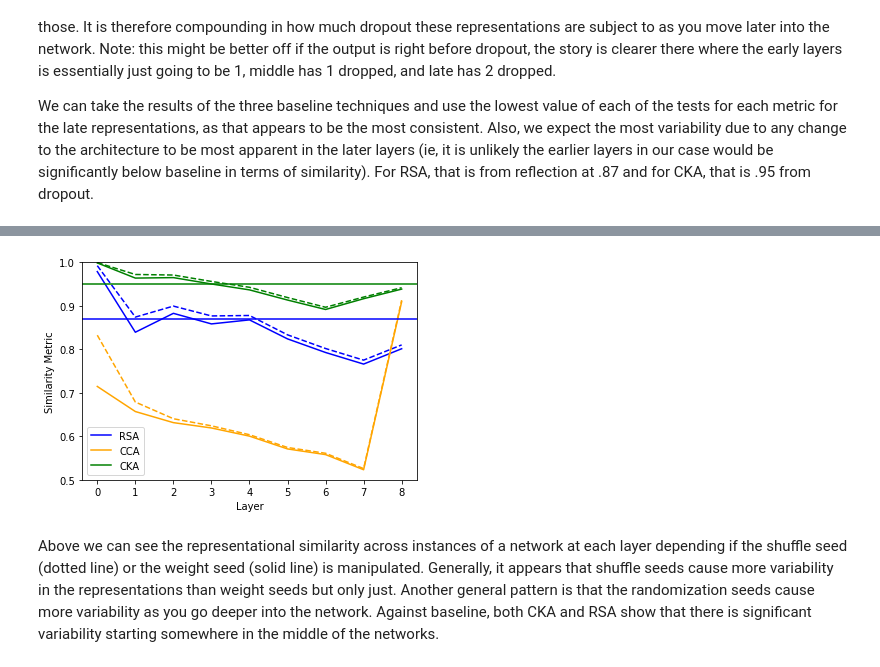
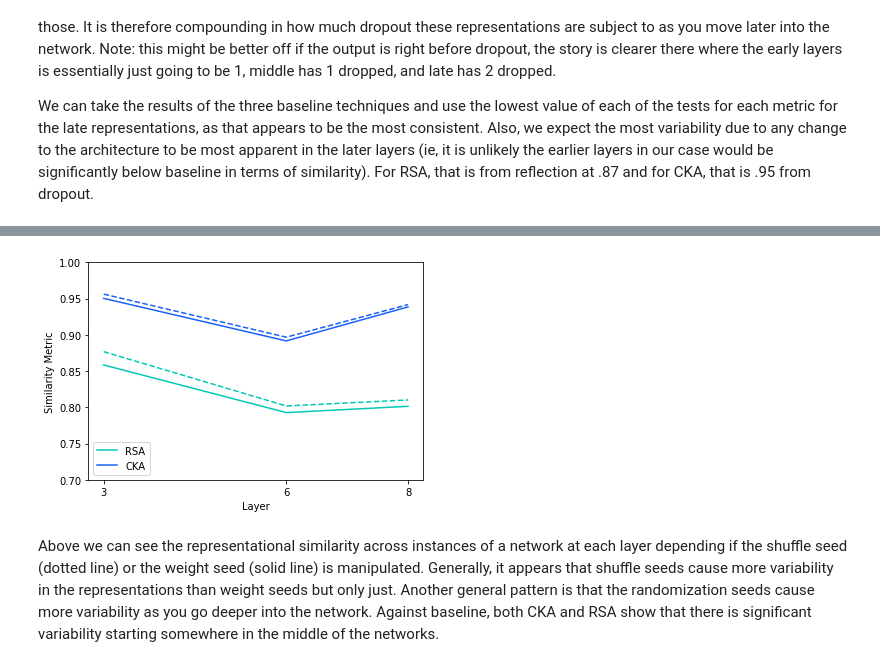
Before and after one commit to VandyCatLab/modelzoo, a Jupyter notebook: notebooks/MasterbookJason.ipynb, the cells around one changed output, grey strips where cells are left out. Drawn from its saved outputs; the diff is of its cells as text; code cells hidden in the pictures.

```diff
--- a/notebooks/MasterbookJason.ipynb
+++ b/notebooks/MasterbookJason.ipynb
@@ -542,16 +608,13 @@ We can take the results of the three baseline techniques and use the lowest valu
 # %%
 # Load model seeds
 modelSeeds = pd.read_csv("../outputs/masterOutput/modelSeeds.csv")
-layers = [0, 1, 2, 3, 4, 5, 6, 7, 8]
+layers = [3, 6, 8]
 
-simByLayers = np.zeros((len(layers), 3, 2))
+simByLayers = np.zeros((len(layers), 2, 2))
 for layerI, layer in enumerate(layers):
     # Load model sims
     ckaSims = np.load(
         f"../outputs/masterOutput/similarities/simMat_l{layer}_do_linearCKANumba.npy"
-    )
-    ccaSims = np.load(
-        f"../outputs/masterOutput/similarities/simMat_l{layer}_do_svcca.npy"
     )
     rsaSims = np.load(
         f"../outputs/masterOutput/similarities/simMat_l{layer}_do_rsaNumba.npy"
@@ -560,7 +623,6 @@ for layerI, layer in enumerate(layers):
     # Loop through each shuffle seed and look for mean and sd of the weight variability
     shuffleSeeds = pd.unique(modelSeeds["shuffle"])
     weightCKAMeans = np.empty(shape=(len(shuffleSeeds)))
-    weightCCAMeans = np.empty(shape=(len(shuffleSeeds)))
     weightRSAMeans = np.empty(shape=(len(shuffleSeeds)))
     for i, s in enumerate(shuffleSeeds):
         modelIdx = modelSeeds["index"].loc[s == modelSeeds.shuffle]
@@ -571,16 +633,13 @@ for layerI, layer in enumerate(layers):
 
         # Loop through
         weightCKAMeans[i] = np.array([ckaSims[x, y] for x, y in coords]).mean()
-        weightCCAMeans[i] = np.array([ccaSims[x, y] for x, y in coords]).mean()
         weightRSAMeans[i] = np.array([rsaSims[x, y] for x, y in coords]).mean()
 
     simByLayers[layerI, 0, 0] = weightRSAMeans.mean()
-    simByLayers[layerI, 1, 0] = weightCCAMeans.mean()
-    simByLayers[layerI, 2, 0] = weightCKAMeans.mean()
+    simByLayers[layerI, 1, 0] = weightCKAMeans.mean()
 
     weightSeeds = pd.unique(modelSeeds["weight"])
     shuffleCKAMeans = np.empty(shape=(len(weightSeeds)))
-    shuffleCCAMeans = np.empty(shape=(len(weightSeeds)))
     shuffleRSAMeans = np.empty(shape=(len(weightSeeds)))
     for i, s in enumerate(weightSeeds):
         modelIdx = modelSeeds["index"].loc[s == modelSeeds.weight]
@@ -593,39 +652,33 @@ for layerI, layer in enumerate(layers):
         shuffleCKAMeans[i] = np.array(
             [ckaSims[x, y] for x, y in coords]
         ).mean()
-        shuffleCCAMeans[i] = np.array(
-            [ccaSims[x, y] for x, y in coords]
-        ).mean()
         shuffleRSAMeans[i] = np.array(
             [rsaSims[x, y] for x, y in coords]
         ).mean()
 
     simByLayers[layerI, 0, 1] = shuffleRSAMeans.mean()
-    simByLayers[layerI, 1, 1] = shuffleCCAMeans.mean()
-
-    simByLayers[layerI, 2, 1] = shuffleCKAMeans.mean()
+    simByLayers[layerI, 1, 1] = shuffleCKAMeans.mean()
 # %%
-colors = ['blue', 'orange', 'green']
-labels = ['RSA', 'CCA', 'CKA']
+colors = [rsaColor, ckaColor]
+labels = ['RSA', 'CKA']
 style = ['-', '--']
 
 legendAx = []
 plt.plot()
 # Plot weight stuff
-for i in range(3):
+for i in range(2):
     weightLine, = plt.plot(layers, simByLayers[:, i, 0], label=labels[i], color=colors[i], linestyle=style[0])
     shuffleLine, = plt.plot(layers, simByLayers[:, i, 1], label=labels[i], color=colors[i], linestyle=style[1])
     legendAx += [weightLine]
 
 plt.legend(handles=legendAx, loc='lower left')
 plt.xlabel('Layer')
 plt.ylabel('Similarity Metric')
-plt.ylim(.5, 1)
-plt.axhline(y=.87, color='blue', linestyle='-')
-plt.axhline(y=.95, color='green', linestyle='-')
+plt.ylim(.7, 1)
+plt.xticks(layers)
 plt.show()
 # %% [output]
-[figure, old version]
+[figure, new version]
 # %% [markdown]
 Above we can see the representational similarity across instances of a network at each layer depending if the shuffle seed (dotted line) or the weight seed (solid line) is manipulated. Generally, it appears that shuffle seeds cause more variability in the representations than weight seeds but only just. Another general pattern is that the randomization seeds cause more variability as you go deeper into the network. Against baseline, both CKA and RSA show that there is significant variability starting somewhere in the middle of the networks.
 # %% [markdown]
```
Also changed, not shown: parts of 12 cells of this notebook.
